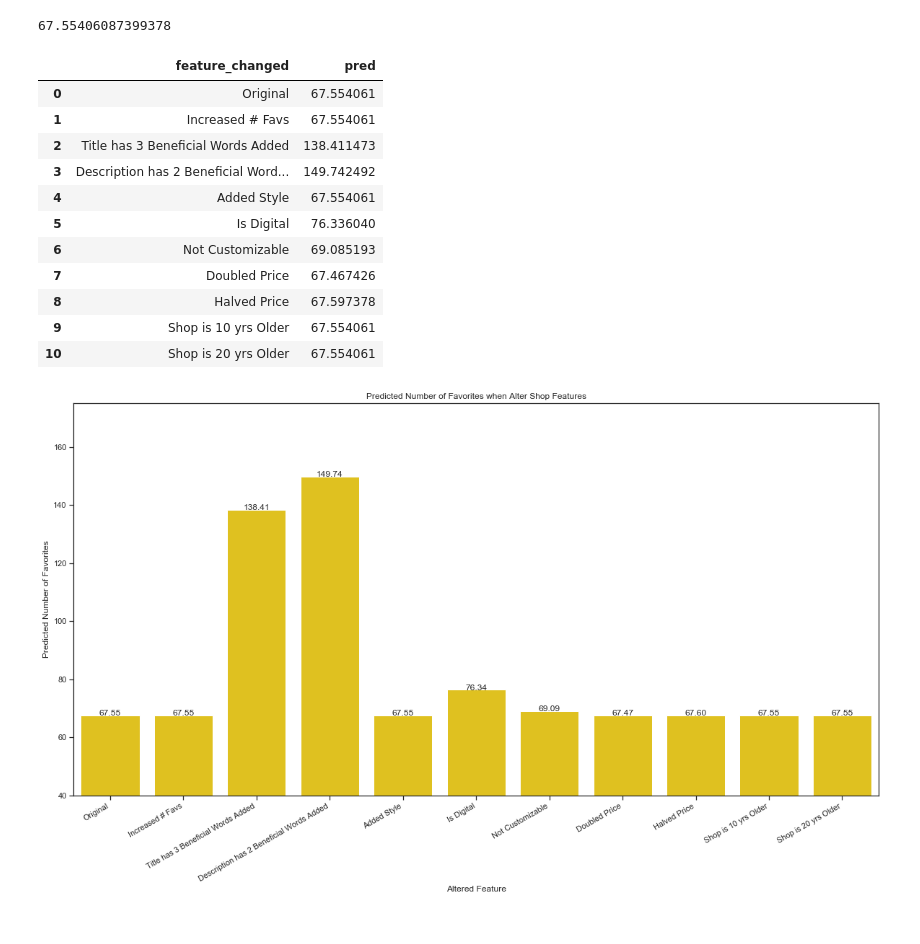
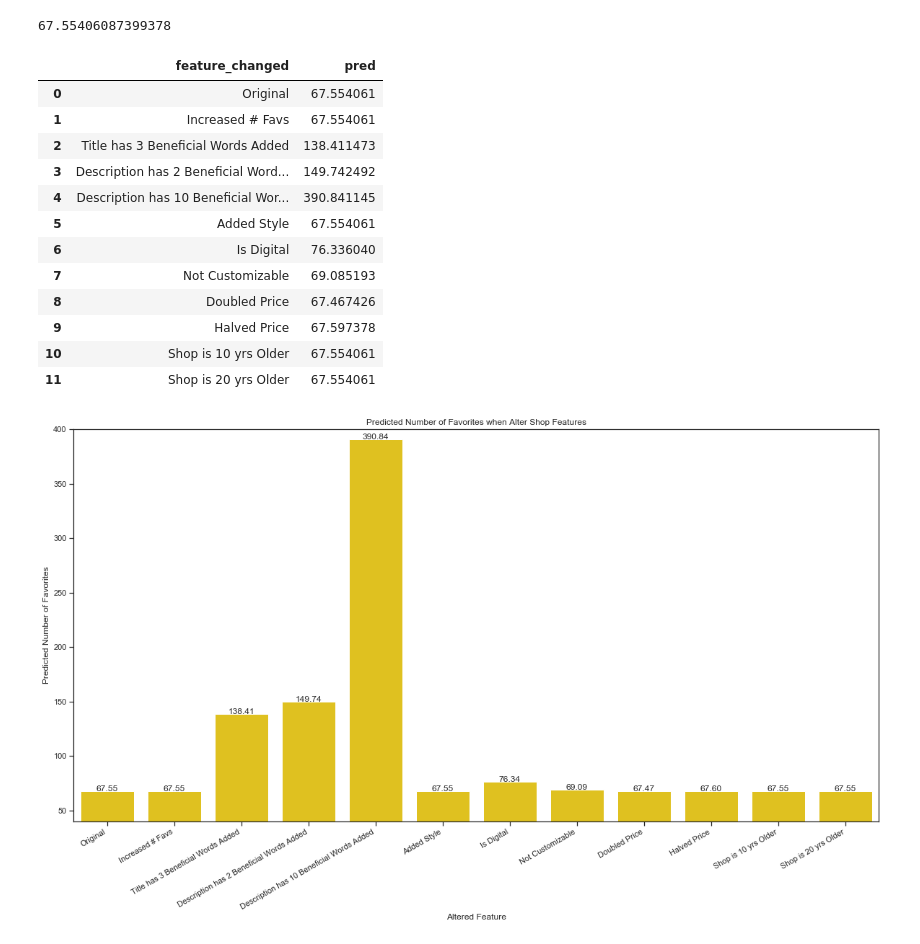
Before and after one commit to Tcali/Etsy-Epiphany, a Jupyter notebook: Final Capstone Data Count Vectorization + Prediction.ipynb, the cells around one changed output. Cells and saved outputs as stored; diff of their text form; code cells hidden in the pictures.

```diff
--- a/Final Capstone Data Count Vectorization + Prediction.ipynb
+++ b/Final Capstone Data Count Vectorization + Prediction.ipynb
@@ -787,6 +805,7 @@ for train, test in kf.split(X_listing_matrix):
     print(y_pred_dumb_list)
     print(y_test_list)
     listing_err_dumb.append(np.mean(np.abs(y_pred_dumb_list - y_test_list)))
+    rms = sqrt(mean_squared_error(y_test_list, y_pred_list))
 # %% [output]
 [11.55706268 11.55706268 11.55706268 ... 11.55706268 11.55706268
  11.55706268]
@@ -1350,7 +1374,7 @@ df_listing_final.iloc[200:201, 4]
 200    Get ready to be incredible with this 3@ button, super fun to Disney bound your favorite super hero family!
 Name: description, dtype: object
 # %%
-df = pd.concat([df_listing_final.iloc[200:201]] * 11, ignore_index=True)
+df = pd.concat([df_listing_final.iloc[200:201]] * 12, ignore_index=True)
 # Keep the first row the same
 # Alter the number of favorites
 df.iloc[1, 1] = 90
@@ -1358,22 +1382,24 @@ df.iloc[1, 1] = 90
 df.iloc[2, 3] = 'Incredibles 3 Button stripes favors taken'
 # Alter the description to have 2 NLP identified key words
 df.iloc[3, 4] = 'Get ready to be incredible with this 3@ button, super fun to Disney bound your favorite super hero family! premium tiki'
+# Alter the description to have 2 NLP identified key words
+df.iloc[4, 4] = 'Get ready to be incredible with this 3@ button, super fun to Disney bound your favorite super hero family! premium, tiki, important, seas mid cross release themed altered founder'
 # Add a style
-df.iloc[4, 6] = 'Digital'
+df.iloc[5, 6] = 'Digital'
 # Make it digital
-df.iloc[5, 7] = 1
+df.iloc[6, 7] = 1
 # Make it not customizable
-df.iloc[6, 8] = 0
+df.iloc[7, 8] = 0
 # Double the price
-df.iloc[7, 9] = 10
+df.iloc[8, 9] = 10
 # Halve the price
-df.iloc[8, 9] = 2.50
+df.iloc[9, 9] = 2.50
 # Decrease the year by 10
-df.iloc[9, 10] = 2008
+df.iloc[10, 10] = 2008
 # Decrease the year by 20
-df.iloc[10, 10] = 1998
+df.iloc[11, 10] = 1998
 # Add info for tracking feature change
-df['feature_changed'] = ['Original', 'Increased # Favs', 'Title has 3 Beneficial Words Added', 'Description has 2 Beneficial Words Added',
+df['feature_changed'] = ['Original', 'Increased # Favs', 'Title has 3 Beneficial Words Added', 'Description has 2 Beneficial Words Added', 'Description has 10 Beneficial Words Added',
                          'Added Style', 'Is Digital', 'Not Customizable', 'Doubled Price', 'Halved Price', 'Shop is 10 yrs Older', 'Shop is 20 yrs Older']
 # %%
 df_outcome, X, X_title, X_desc, X_tag = pred_fav(df, counter_title, counter_dsc, counter_tag, ridgeregr_list)
@@ -1422,41 +1449,42 @@ df_table
 | 1 | Increased # Favs | 67.554061 |
 | 2 | Title has 3 Beneficial Words Added | 138.411473 |
 | 3 | Description has 2 Beneficial Word... | 149.742492 |
-| 4 | Added Style | 67.554061 |
-| 5 | Is Digital | 76.336040 |
-| 6 | Not Customizable | 69.085193 |
-| 7 | Doubled Price | 67.467426 |
-| 8 | Halved Price | 67.597378 |
-| 9 | Shop is 10 yrs Older | 67.554061 |
-| 10 | Shop is 20 yrs Older | 67.554061 |
+| 4 | Description has 10 Beneficial Wor... | 390.841145 |
+| 5 | Added Style | 67.554061 |
+| 6 | Is Digital | 76.336040 |
+| 7 | Not Customizable | 69.085193 |
+| 8 | Doubled Price | 67.467426 |
+| 9 | Halved Price | 67.597378 |
+| 10 | Shop is 10 yrs Older | 67.554061 |
+| 11 | Shop is 20 yrs Older | 67.554061 |
 # %%
 # Set up the matplotlib figure.
 f, dx = plt.subplots(figsize=(20, 10))
 dx = sns.barplot(data=df, x='feature_changed', y='pred', color='gold', saturation=0.75)
 dx.set(title='Predicted Number of Favorites when Alter Shop Features',
         xlabel='Altered Feature', ylabel='Predicted Number of Favorites')
 dx.set_xticklabels(dx.get_xticklabels(), rotation=30, ha='right')
-dx.set_ylim(40, 175)
+dx.set_ylim(40, 400)
 # Display values
 
 
 def show_values_on_bars(dxs):
     def _show_on_single_plot(dx):
         for p in dx.patches:
             _x = p.get_x() + p.get_width() / 2
             _y = p.get_y() + p.get_height()
             value = '{:.2f}'.format(p.get_height())
             dx.text(_x, _y, value, ha="center")
 
     if isinstance(dxs, np.ndarray):
         for idx, dx in np.ndenumerate(dxs):
             _show_on_single_plot(dx)
     else:
         _show_on_single_plot(dxs)
 
 
 # Show plot
 show_values_on_bars(dx)
 plt.show()
 # %% [output]
-[figure, old version]
+[figure, new version]
```
Also changed, not shown: parts of 11 cells of this notebook.
